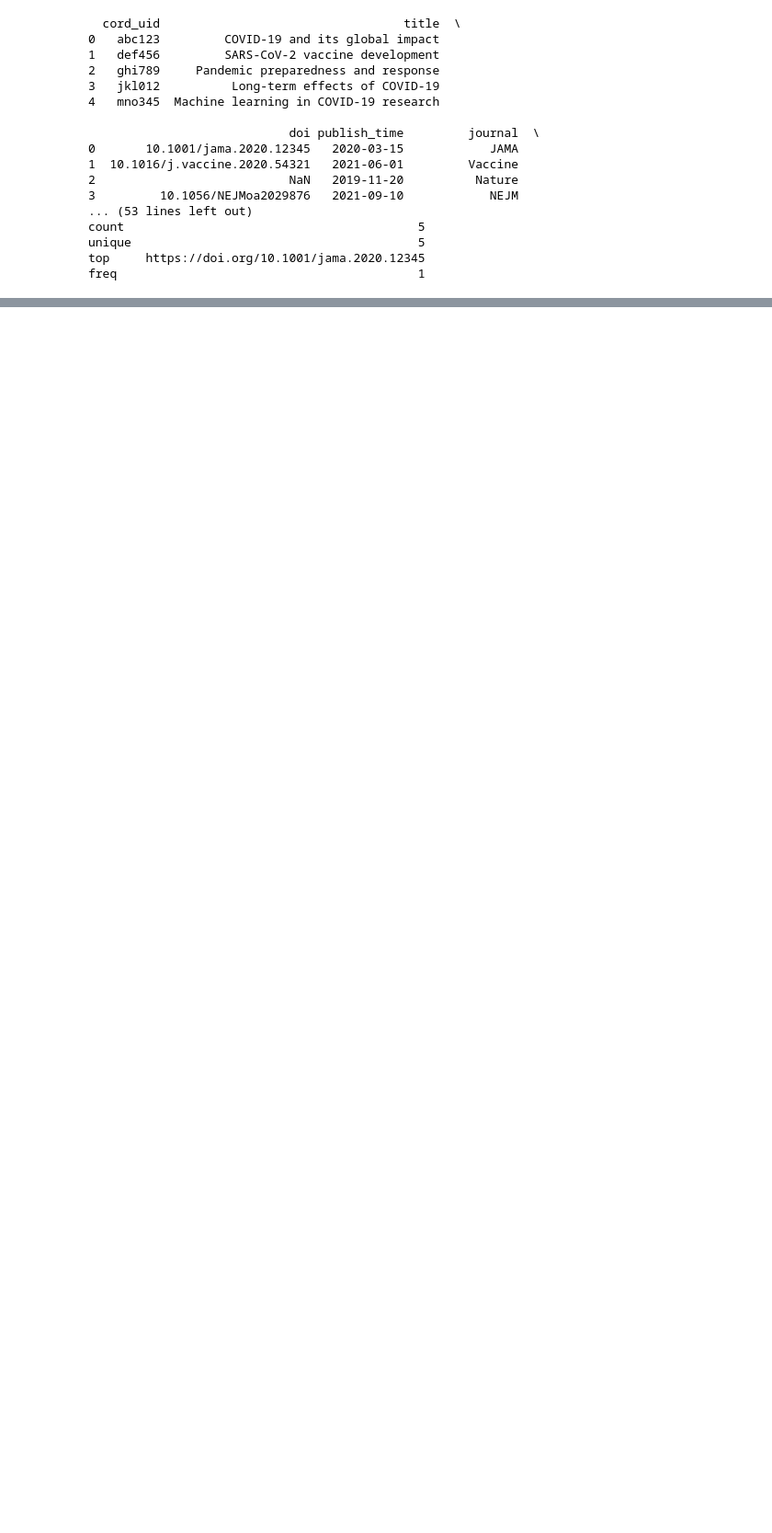
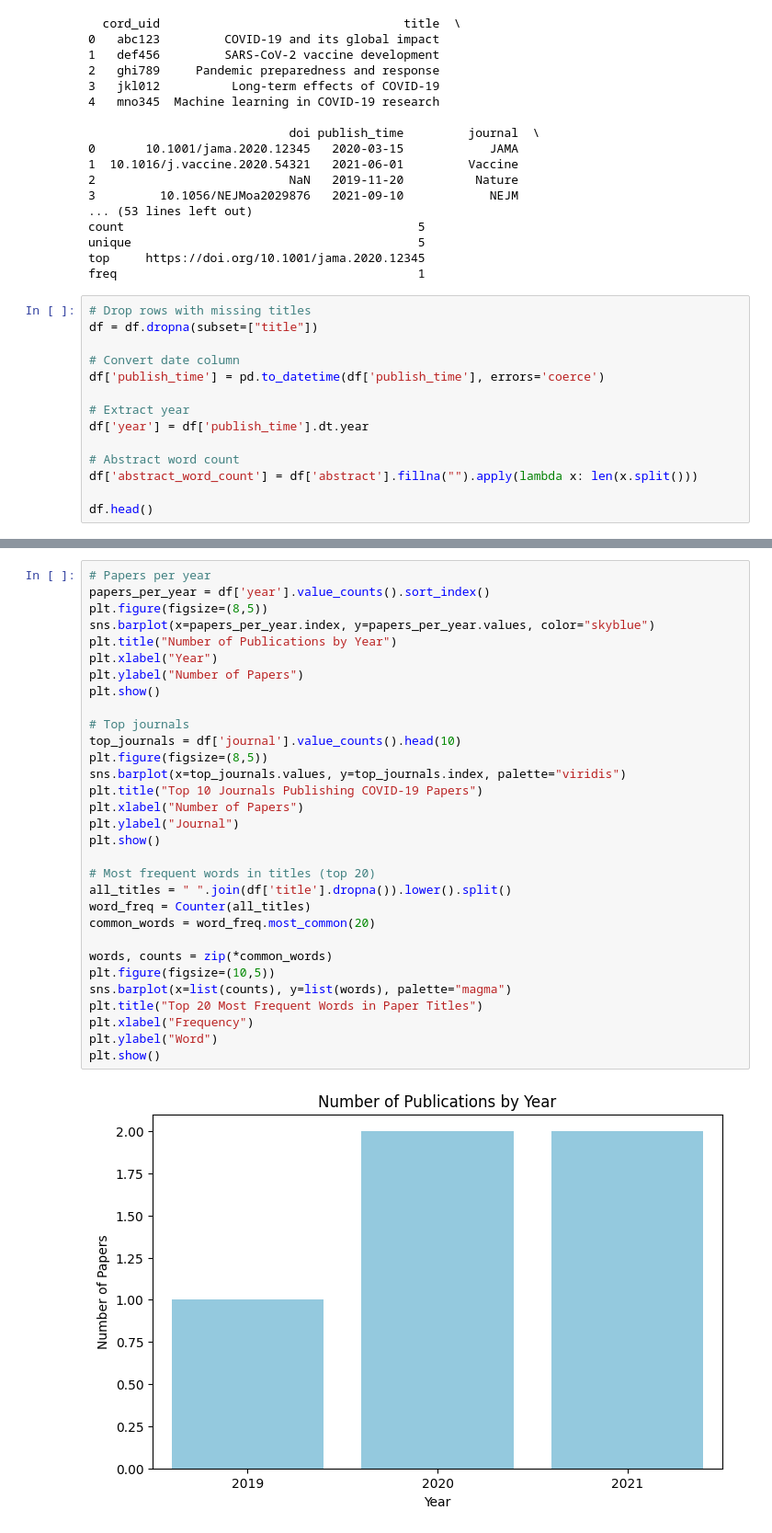
Before and after one commit to melsetionsi-cell/pyy8, a Jupyter notebook: file.ipynb, the cells around one changed output, grey strips where cells are left out. Shown at 92% size. Cells and saved outputs as stored; diff of their text form; blank space fills up the shorter version.

```diff
--- a/file.ipynb
+++ b/file.ipynb
@@ -42,3 +42,17 @@ count                                         5
 unique                                        5
 top     https://doi.org/10.1001/jama.2020.12345
 freq                                          1
+# %%
+# Drop rows with missing titles
+df = df.dropna(subset=["title"])
+
+# Convert date column
+df['publish_time'] = pd.to_datetime(df['publish_time'], errors='coerce')
+
+# Extract year
+df['year'] = df['publish_time'].dt.year
+
+# Abstract word count
+df['abstract_word_count'] = df['abstract'].fillna("").apply(lambda x: len(x.split()))
+
+df.head()
@@ -44,0 +66,33 @@ freq                                          1
+# %%
+# Papers per year
+papers_per_year = df['year'].value_counts().sort_index()
+plt.figure(figsize=(8,5))
+sns.barplot(x=papers_per_year.index, y=papers_per_year.values, color="skyblue")
+plt.title("Number of Publications by Year")
+plt.xlabel("Year")
+plt.ylabel("Number of Papers")
+plt.show()
+
+# Top journals
+top_journals = df['journal'].value_counts().head(10)
+plt.figure(figsize=(8,5))
+sns.barplot(x=top_journals.values, y=top_journals.index, palette="viridis")
+plt.title("Top 10 Journals Publishing COVID-19 Papers")
+plt.xlabel("Number of Papers")
+plt.ylabel("Journal")
+plt.show()
+
+# Most frequent words in titles (top 20)
+all_titles = " ".join(df['title'].dropna()).lower().split()
+word_freq = Counter(all_titles)
+common_words = word_freq.most_common(20)
+
+words, counts = zip(*common_words)
+plt.figure(figsize=(10,5))
+sns.barplot(x=list(counts), y=list(words), palette="magma")
+plt.title("Top 20 Most Frequent Words in Paper Titles")
+plt.xlabel("Frequency")
+plt.ylabel("Word")
+plt.show()
+# %% [output]
+[figure, added]
```
Also changed, not shown: parts of 3 cells of this notebook.
